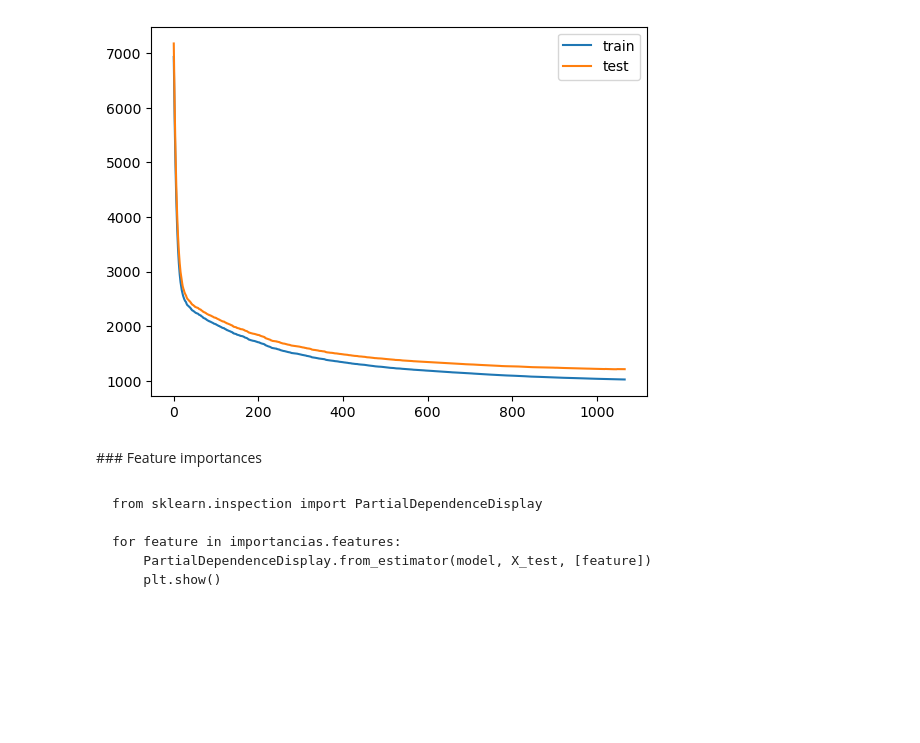
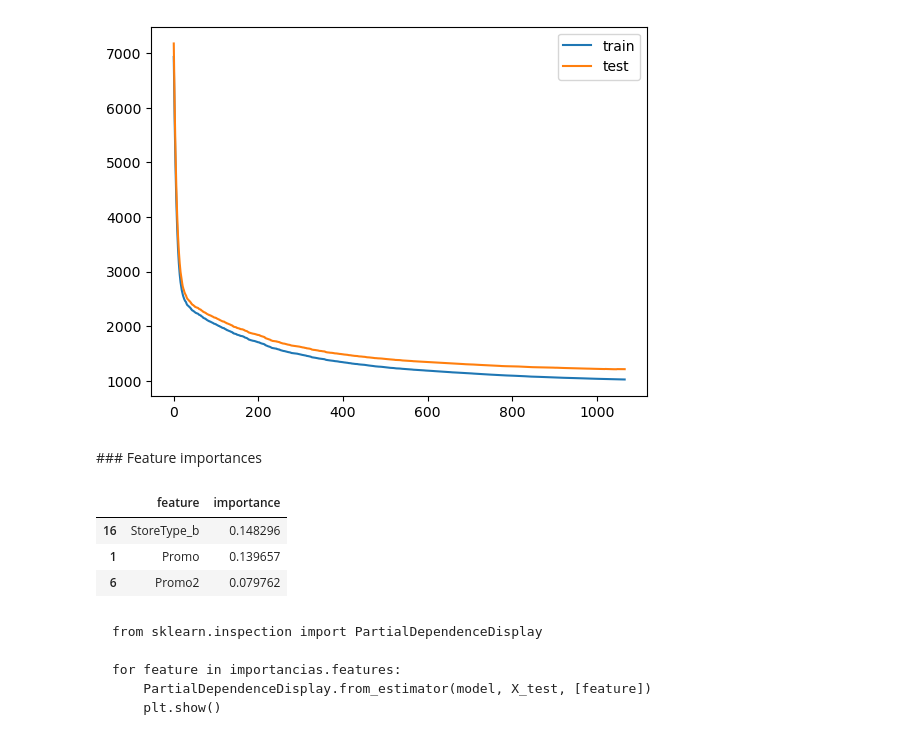
Before and after one commit to zayo1511/LabAprEst, a Jupyter notebook: Parcial3/xgboost_rossman_sin_resolver.ipynb, the cells around one changed output. Saved outputs shown, nothing was run; the diff lists cells and outputs as text; code cells hidden in the pictures; blank space fills up the shorter version.

````diff
--- a/Parcial3/xgboost_rossman_sin_resolver.ipynb
+++ b/Parcial3/xgboost_rossman_sin_resolver.ipynb
@@ -219,7 +219,20 @@ plt.show()
 # %% [markdown]
 ### Feature importances
 # %%
-#
+importancias = model.feature_importances_
+
+df_importancias = pd.DataFrame({
+     'feature': X_train.columns,
+     'importance': importancias
+     })
+
+df_importancias = df_importancias.sort_values('importance', ascending=False)
+df_importancias.head(3)
+# %% [output]
+|  | feature | importance |
+| 16 | StoreType_b | 0.148296 |
+| 1 | Promo | 0.139657 |
+| 6 | Promo2 | 0.079762 |
 # %% [markdown]
 ```
 from sklearn.inspection import PartialDependenceDisplay
````
Also changed, not shown: parts of 2 cells of this notebook.
